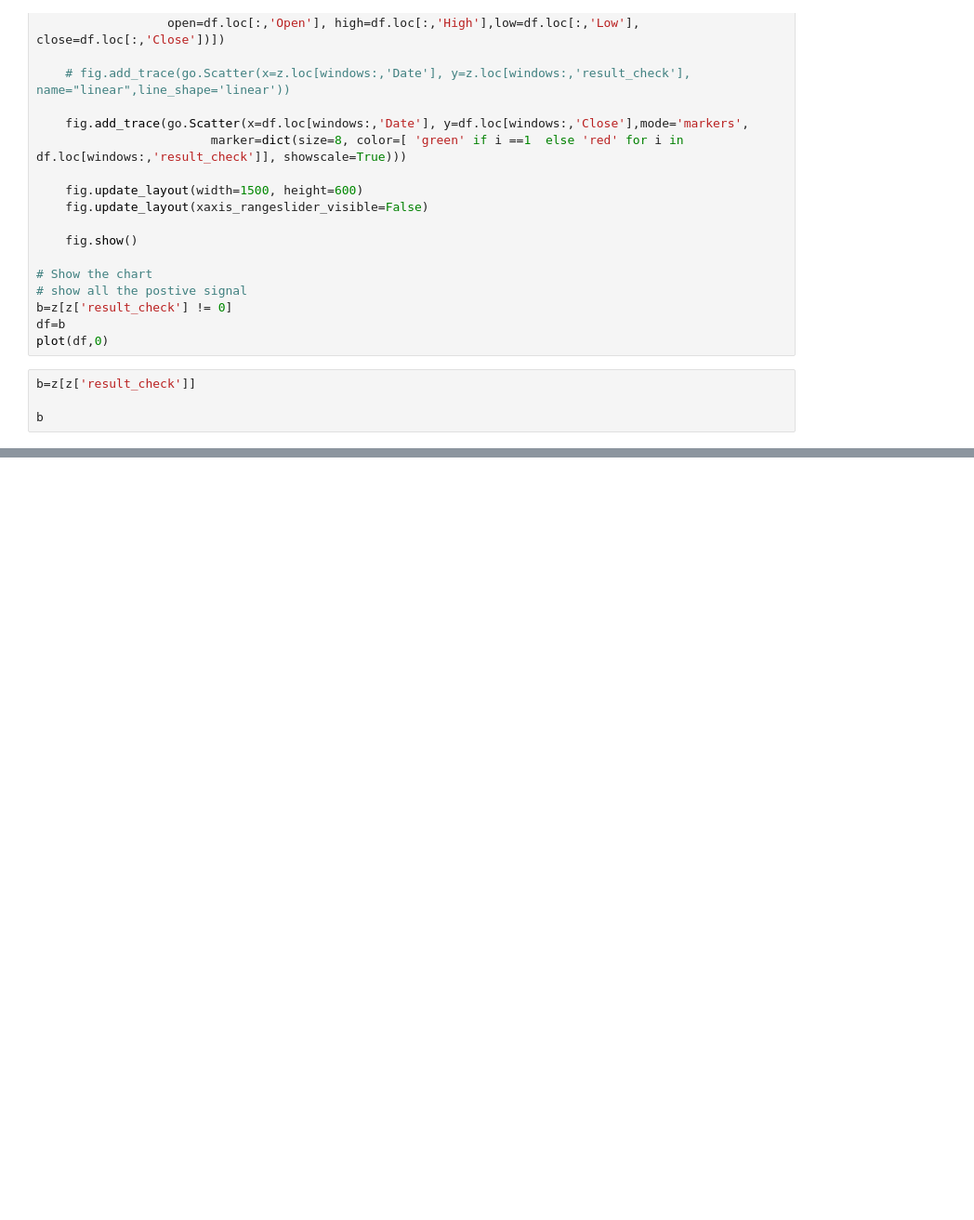
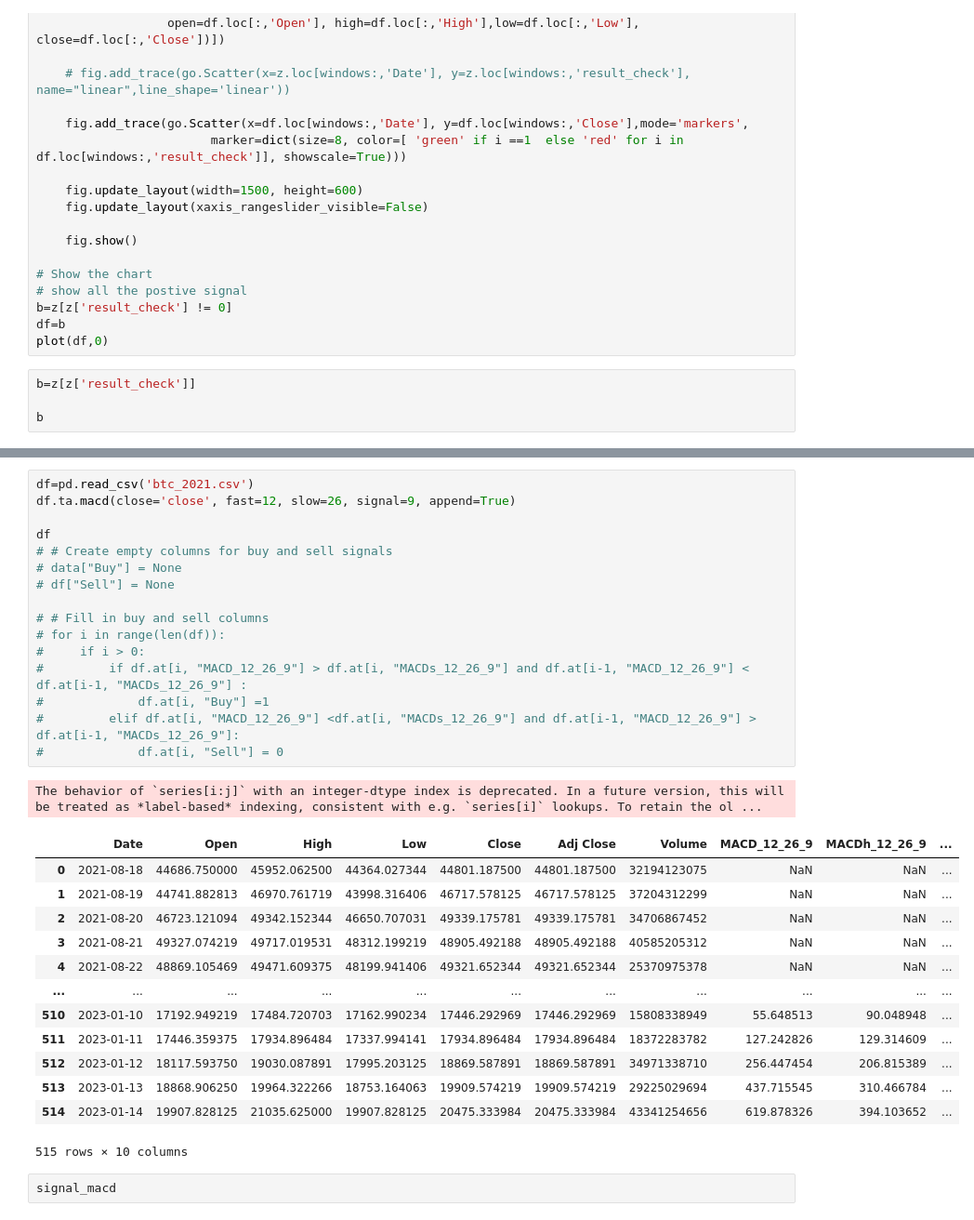
Before and after one commit to erfanvahdat/Algorithm_Trading_01, a Jupyter notebook: one.ipynb, the cells around one changed output, grey strips where cells are left out. Shown at 93% size. Cells and saved outputs as stored; diff of their text form; blank space fills up the shorter version.

```diff
--- a/one.ipynb
+++ b/one.ipynb
@@ -265,0 +183,33 @@ a_plus
+# %%
+df=pd.read_csv('btc_2021.csv')
+df.ta.macd(close='close', fast=12, slow=26, signal=9, append=True)
+
+df
+# # Create empty columns for buy and sell signals
+# data["Buy"] = None
+# df["Sell"] = None
+
+# # Fill in buy and sell columns
+# for i in range(len(df)):
+#     if i > 0:
+#         if df.at[i, "MACD_12_26_9"] > df.at[i, "MACDs_12_26_9"] and df.at[i-1, "MACD_12_26_9"] < df.at[i-1, "MACDs_12_26_9"] :
+#             df.at[i, "Buy"] =1
+#         elif df.at[i, "MACD_12_26_9"] <df.at[i, "MACDs_12_26_9"] and df.at[i-1, "MACD_12_26_9"] > df.at[i-1, "MACDs_12_26_9"]:
+#             df.at[i, "Sell"] = 0
+# %% [output]
+The behavior of `series[i:j]` with an integer-dtype index is deprecated. In a future version, this will be treated as *label-based* indexing, consistent with e.g. `series[i]` lookups. To retain the ol ...
+|  | Date | Open | High | Low | Close | Adj Close | Volume | MACD_12_26_9 | MACDh_12_26_9 | ... |
+| 0 | 2021-08-18 | 44686.750000 | 45952.062500 | 44364.027344 | 44801.187500 | 44801.187500 | 32194123075 | NaN | NaN | ... |
+| 1 | 2021-08-19 | 44741.882813 | 46970.761719 | 43998.316406 | 46717.578125 | 46717.578125 | 37204312299 | NaN | NaN | ... |
+| 2 | 2021-08-20 | 46723.121094 | 49342.152344 | 46650.707031 | 49339.175781 | 49339.175781 | 34706867452 | NaN | NaN | ... |
+| 3 | 2021-08-21 | 49327.074219 | 49717.019531 | 48312.199219 | 48905.492188 | 48905.492188 | 40585205312 | NaN | NaN | ... |
+| 4 | 2021-08-22 | 48869.105469 | 49471.609375 | 48199.941406 | 49321.652344 | 49321.652344 | 25370975378 | NaN | NaN | ... |
+| ... | ... | ... | ... | ... | ... | ... | ... | ... | ... | ... |
+| 510 | 2023-01-10 | 17192.949219 | 17484.720703 | 17162.990234 | 17446.292969 | 17446.292969 | 15808338949 | 55.648513 | 90.048948 | ... |
+| 511 | 2023-01-11 | 17446.359375 | 17934.896484 | 17337.994141 | 17934.896484 | 17934.896484 | 18372283782 | 127.242826 | 129.314609 | ... |
+| 512 | 2023-01-12 | 18117.593750 | 19030.087891 | 17995.203125 | 18869.587891 | 18869.587891 | 34971338710 | 256.447454 | 206.815389 | ... |
+| 513 | 2023-01-13 | 18868.906250 | 19964.322266 | 18753.164063 | 19909.574219 | 19909.574219 | 29225029694 | 437.715545 | 310.466784 | ... |
+| 514 | 2023-01-14 | 19907.828125 | 21035.625000 | 19907.828125 | 20475.333984 | 20475.333984 | 43341254656 | 619.878326 | 394.103652 | ... |
+515 rows × 10 columns
+# %%
+signal_macd
```
Also changed, not shown: parts of 18 cells of this notebook, 53 other files.
